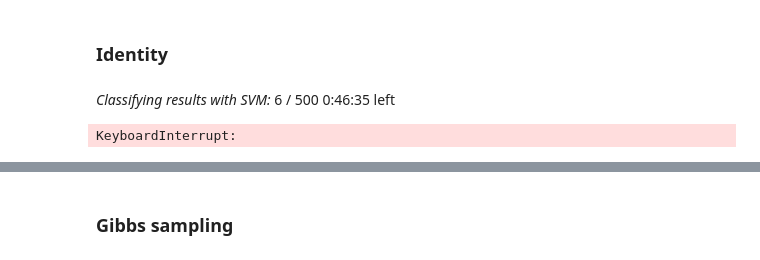
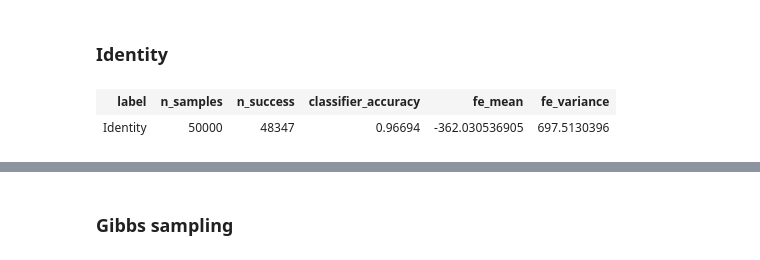
Before and after one commit to surban/ml, a Jupyter notebook: notebooks/rbm-stability.ipynb, the cells around one changed output, grey strips where cells are left out. Drawn from its saved outputs; the diff is of its cells as text; code cells hidden in the pictures.

```diff
--- a/notebooks/rbm-stability.ipynb
+++ b/notebooks/rbm-stability.ipynb
@@ -105,12 +66,12 @@ CZ=svm_labels['CZ'][0:range]
 ### Identity
 # %%
 id_X=X
-id_stab = rbm.sampling.generation_accuracy("Identity", svc, myrbm,
-                                           X, Z, CZ,
+id_stab = rbm.sampling.generation_accuracy("Identity", ref_predict, myrbm,
+                                           X, Z, ref_Z,
                                            gen_X=id_X)
 # %% [output]
-Classifying results with SVM: 6 / 500 0:46:35 left
-KeyboardInterrupt:
+| label | n_samples | n_success | classifier_accuracy | fe_mean | fe_variance |
+| Identity | 50000 | 48347 | 0.96694 | -362.030536905 | 697.5130396 |
 # %%
 id_stab.output_errors(20)
 # %% [output]
```
Also changed, not shown: parts of 15 cells of this notebook, 4 other files.
